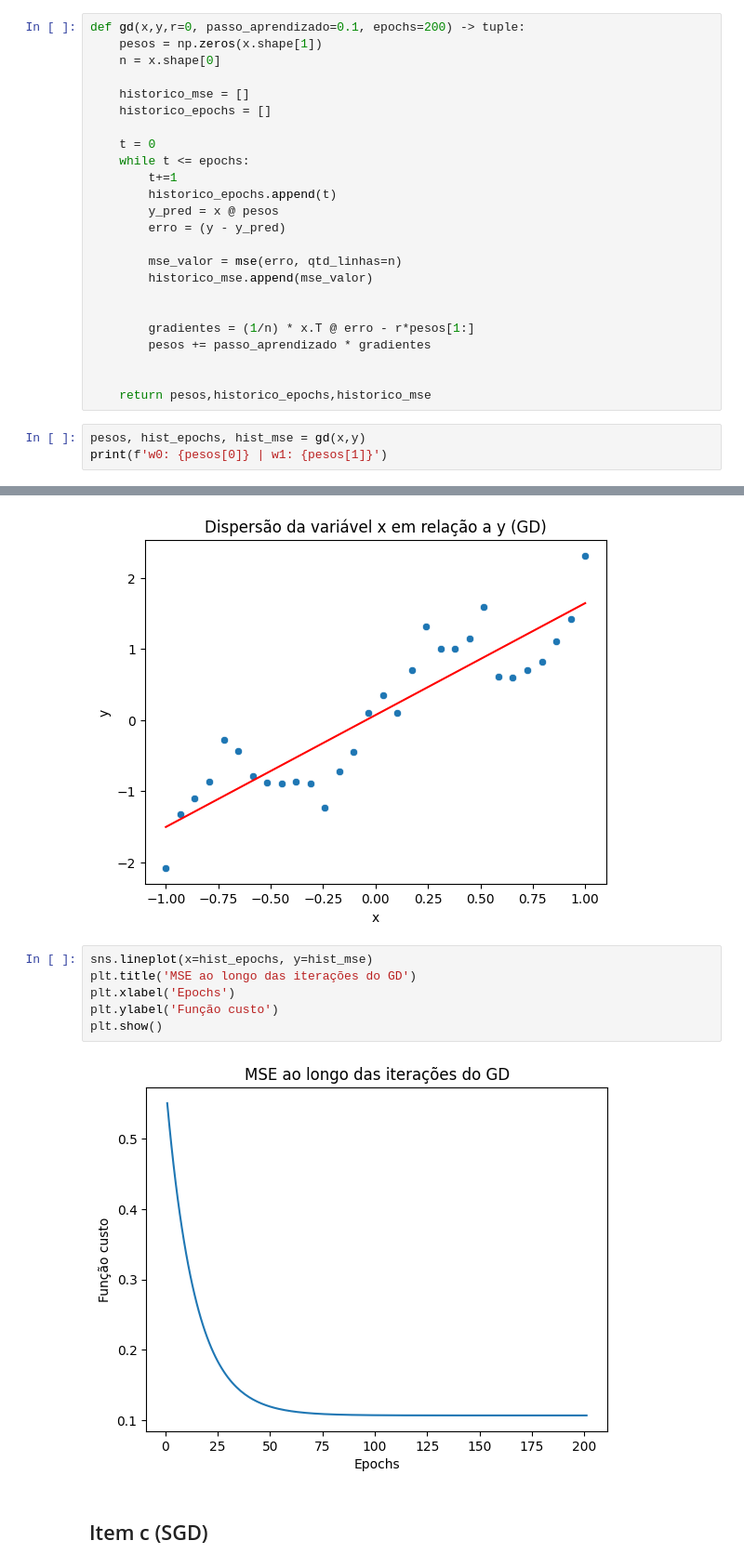
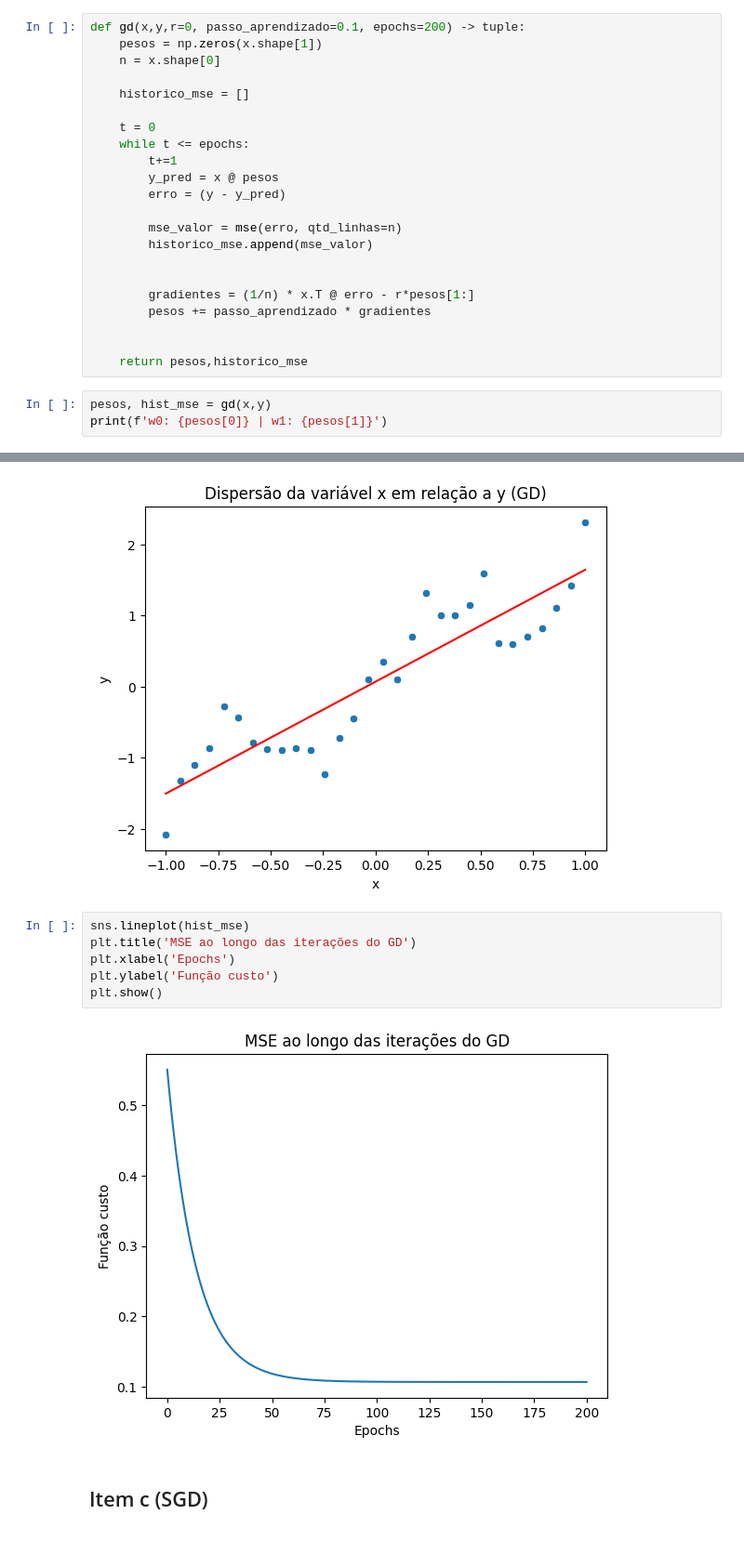
Before and after one commit to PedroJoas/AprendizagemDeMaquina, a Jupyter notebook: listas/lista1/resolucao.ipynb, the cells around one changed output, grey strips where cells are left out. Shown: that part at 93% size. Cells and saved outputs as stored; diff of their text form.

```diff
--- a/listas/lista1/resolucao.ipynb
+++ b/listas/lista1/resolucao.ipynb
@@ -95,12 +95,10 @@ def gd(x,y,r=0, passo_aprendizado=0.1, epochs=200) -> tuple:
     n = x.shape[0]
 
     historico_mse = []
-    historico_epochs = []
 
     t = 0
     while t <= epochs:
         t+=1
-        historico_epochs.append(t)
         y_pred = x @ pesos
         erro = (y - y_pred)
 
@@ -112,9 +110,9 @@ def gd(x,y,r=0, passo_aprendizado=0.1, epochs=200) -> tuple:
         pesos += passo_aprendizado * gradientes
 
 
-    return pesos,historico_epochs,historico_mse
+    return pesos,historico_mse
 # %%
-pesos, hist_epochs, hist_mse = gd(x,y)
+pesos, hist_mse = gd(x,y)
 print(f'w0: {pesos[0]} | w1: {pesos[1]}')
 # %% [output]
 w0: 0.0676179245954058 | w1: 1.5737935813167823
@@ -131,13 +129,13 @@ plt.show()
 # %% [output]
 [figure]
 # %%
-sns.lineplot(x=hist_epochs, y=hist_mse)
+sns.lineplot(hist_mse)
 plt.title('MSE ao longo das iterações do GD')
 plt.xlabel('Epochs')
 plt.ylabel('Função custo')
 plt.show()
 # %% [output]
-[figure, old version]
+[figure, new version]
 # %% [markdown]
 ## Item c (SGD)
 # %%
```
Also changed, not shown: parts of 6 cells of this notebook, 4 other files.
